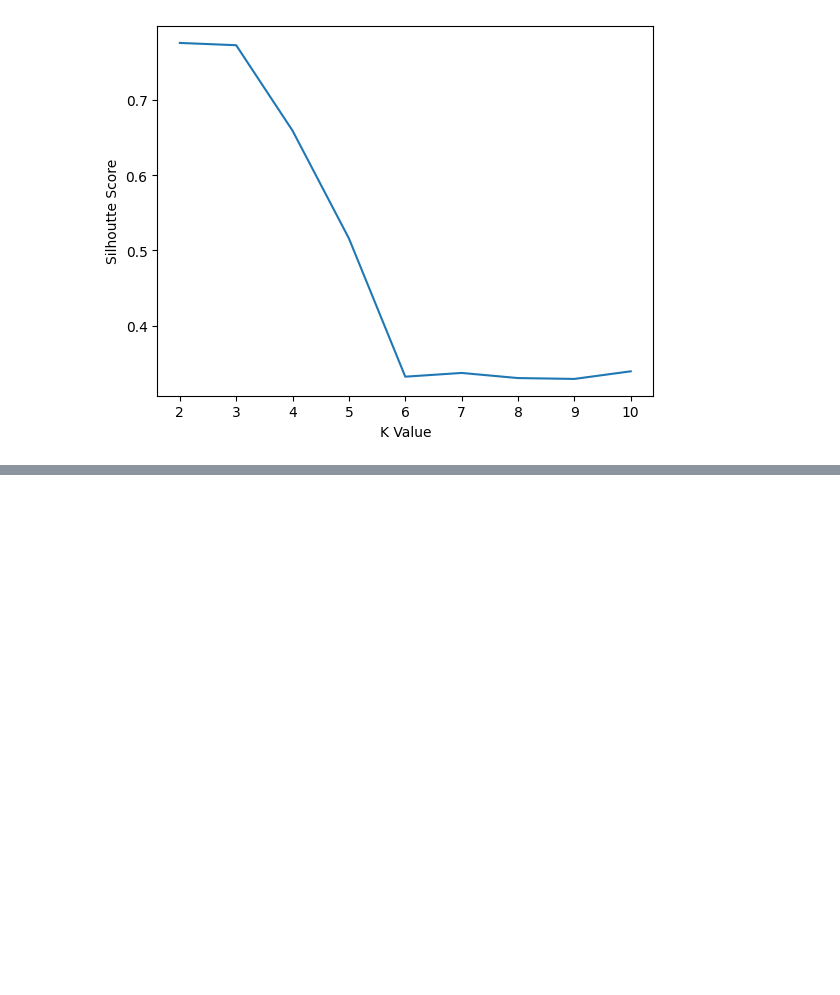
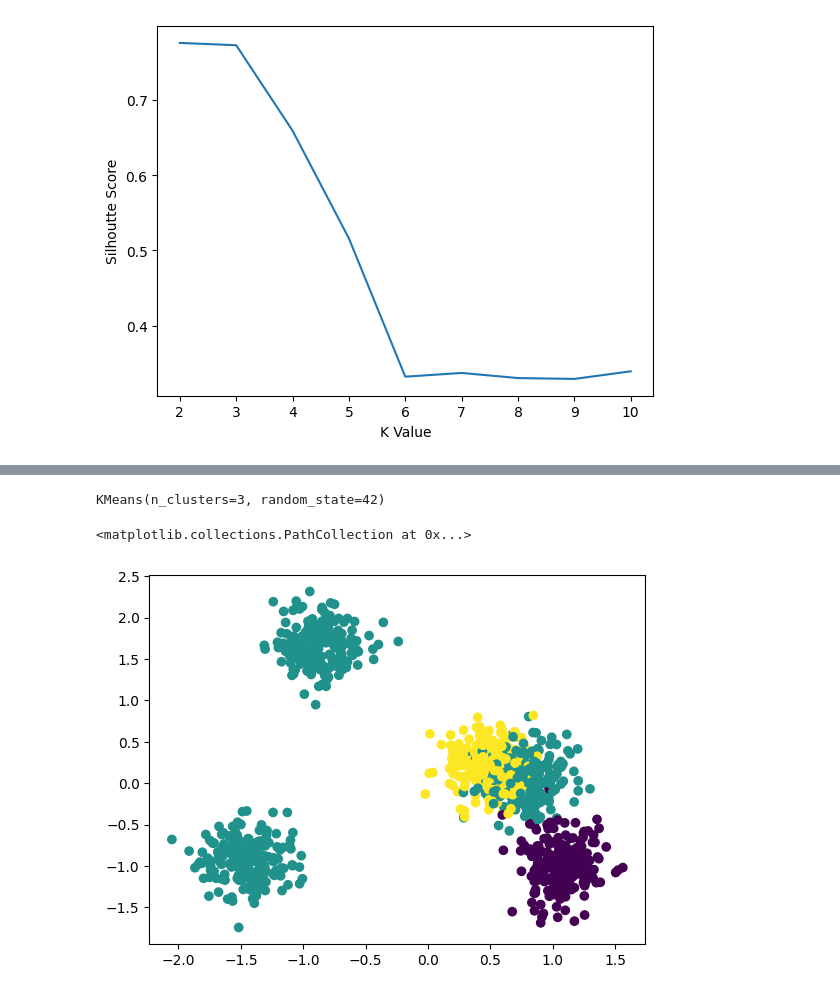
Before and after one commit to HanniKanchap/ML, a Jupyter notebook: Unsupervised_ML/KMeans_clustering.ipynb, the cells around one changed output, grey strips where cells are left out. Drawn from its saved outputs; the diff is of its cells as text; code cells hidden in the pictures; blank space fills up the shorter version.

```diff
--- a/Unsupervised_ML/KMeans_clustering.ipynb
+++ b/Unsupervised_ML/KMeans_clustering.ipynb
@@ -147,0 +252,11 @@ Text(0, 0.5, 'Silhoutte Score')
+# %%
+model = KMeans(n_clusters=3,init='k-means++',random_state=42)
+model.fit(df)
+# %% [output]
+KMeans(n_clusters=3, random_state=42)
+# %%
+y_pred = model.predict(df)
+plt.scatter(X_scaled[:,0],X_scaled[:,1],c = y_pred)
+# %% [output]
+<matplotlib.collections.PathCollection at 0x...>
+[figure, added]
```
Also changed, not shown: parts of 14 cells of this notebook.
